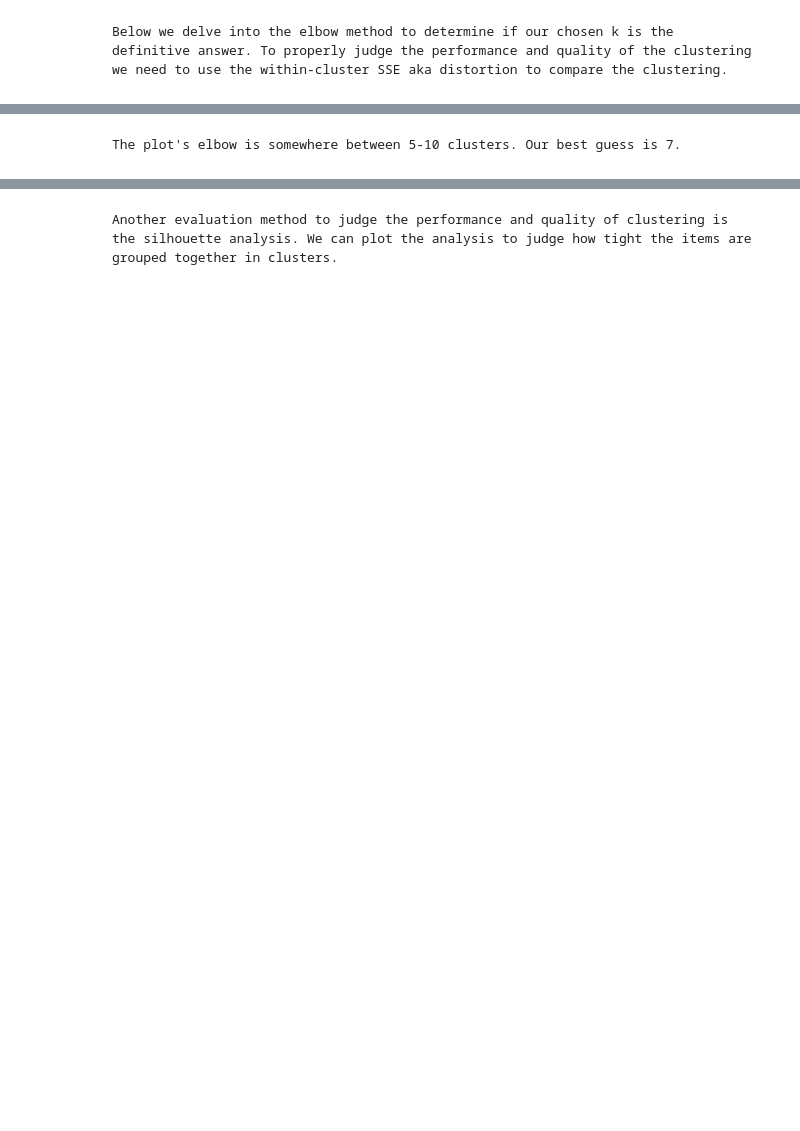
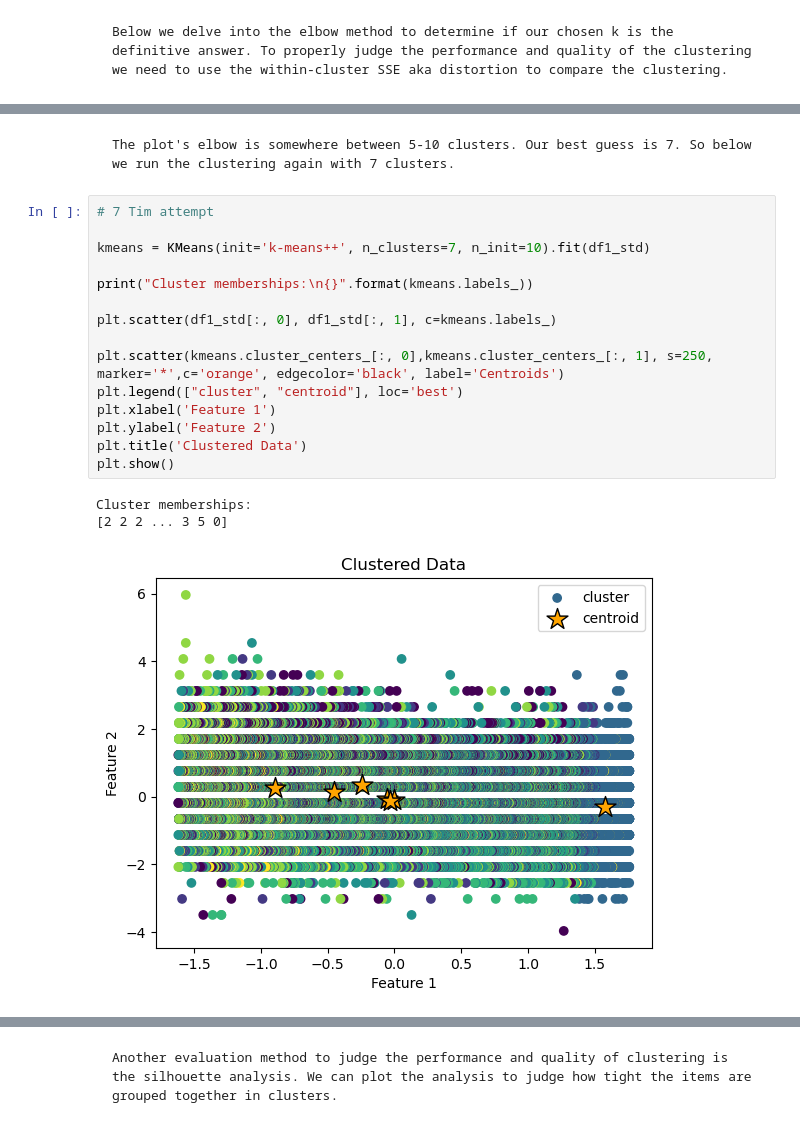
Before and after one commit to Mcusac/OnlineNewsPopML, a Jupyter notebook: 3 - Clustering, Association Rules, or Recommenders/Clustering(Matt_and_Tim).ipynb, the cells around one changed output, grey strips where cells are left out. Drawn from its saved outputs; the diff is of its cells as text; blank space fills up the shorter version.

```diff
--- a/3 - Clustering, Association Rules, or Recommenders/Clustering(Matt_and_Tim).ipynb
+++ b/3 - Clustering, Association Rules, or Recommenders/Clustering(Matt_and_Tim).ipynb
@@ -306,3 +257,22 @@ Distortion: 1798042.29
 [figure]
 # %% [markdown]
-    The plot's elbow is somewhere between 5-10 clusters. Our best guess is 7.
+    The plot's elbow is somewhere between 5-10 clusters. Our best guess is 7. So below we run the clustering again with 7 clusters.
+# %%
+# 7 Tim attempt
+
+kmeans = KMeans(init='k-means++', n_clusters=7, n_init=10).fit(df1_std)
+
+print("Cluster memberships:\n{}".format(kmeans.labels_))
+
+plt.scatter(df1_std[:, 0], df1_std[:, 1], c=kmeans.labels_)
+
+plt.scatter(kmeans.cluster_centers_[:, 0],kmeans.cluster_centers_[:, 1], s=250, marker='*',c='orange', edgecolor='black', label='Centroids')
+plt.legend(["cluster", "centroid"], loc='best')
+plt.xlabel('Feature 1')
+plt.ylabel('Feature 2')
+plt.title('Clustered Data')
+plt.show()
+# %% [output]
+Cluster memberships:
+[2 2 2 ... 3 5 0]
+[figure, added]
```
Also changed, not shown: parts of 44 cells of this notebook.
